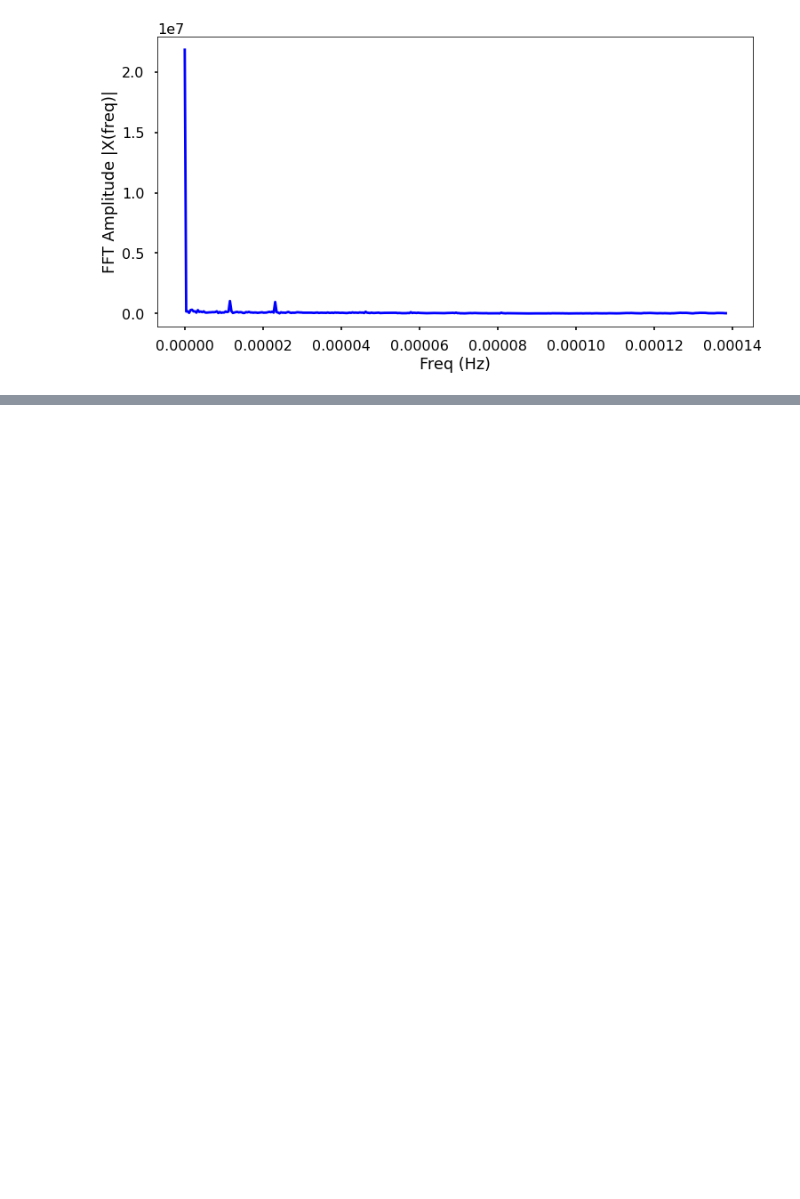
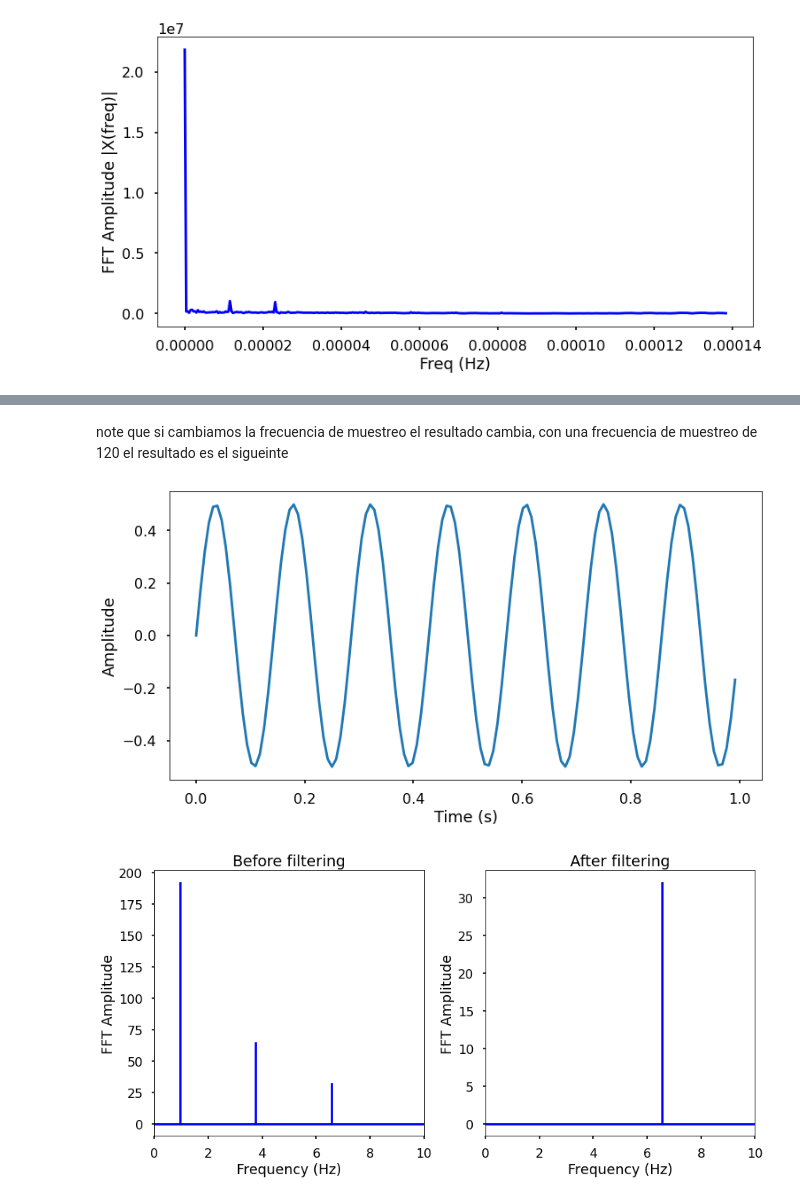
Before and after one commit to Argaviria/Se-ales, a Jupyter notebook: DFT_FFT_Examples_Python.ipynb, the cells around one changed output, grey strips where cells are left out. Saved outputs shown, nothing was run; the diff lists cells and outputs as text; code cells hidden in the pictures; blank space fills up the shorter version.

```diff
--- a/DFT_FFT_Examples_Python.ipynb
+++ b/DFT_FFT_Examples_Python.ipynb
@@ -291,0 +374,48 @@ plt.show()
+# %% [markdown]
+note que si cambiamos la frecuencia de muestreo el resultado cambia, con una frecuencia de muestreo de 120 el resultado es el sigueinte
+# %%
+# FFT de la señal original
+sig_fft = fft(x)
+# Copiamos ahora a la nueva variable sig_fft_filtered
+sig_fft_filtered = sig_fft.copy()
+
+#Obtenemos las frecuencias usando la librería del spicy funciton y cambiando la frecuencia de muestreo a 120
+freq = fftfreq(len(x), d=1./120)
+
+# Definimos la frecuencia de corte, de modo que nos resulte un filtro pasa altas
+cut_off = 6
+
+# Filtro pasa altas donde se asigna 0 a las amplitudes de la FFT que suoeren la frecuencia de corte
+sig_fft_filtered[np.abs(freq) < cut_off] = 0
+
+# Obtenemos la señal filtrada en el dominio del tiempo (está con la ifft)
+filtered = ifft(sig_fft_filtered)
+
+# Graficamos la amplitud de la transformada inversa (ifft) tomando los ejes de Tiempo y amplitud
+plt.figure(figsize = (12, 6))
+plt.plot(t, filtered)
+plt.xlabel('Time (s)')
+plt.ylabel('Amplitude')
+plt.show()
+
+# Graficamos la transformada entes y después del filtro
+plt.figure(figsize = (12, 6))
+plt.subplot(121)
+plt.stem(freq, np.abs(sig_fft), 'b', \
+         markerfmt=" ", basefmt="-b")
+plt.title('Before filtering')
+plt.xlim(0, 10)
+plt.xlabel('Frequency (Hz)')
+plt.ylabel('FFT Amplitude')
+plt.subplot(122)
+plt.stem(freq, np.abs(sig_fft_filtered), 'b', \
+         markerfmt=" ", basefmt="-b")
+plt.title('After filtering')
+plt.xlim(0, 10)
+plt.xlabel('Frequency (Hz)')
+plt.ylabel('FFT Amplitude')
+plt.tight_layout()
+plt.show()
+# %% [output]
+[figure, added]
+[figure, added]
```
Also changed, not shown: parts of 7 cells of this notebook.
